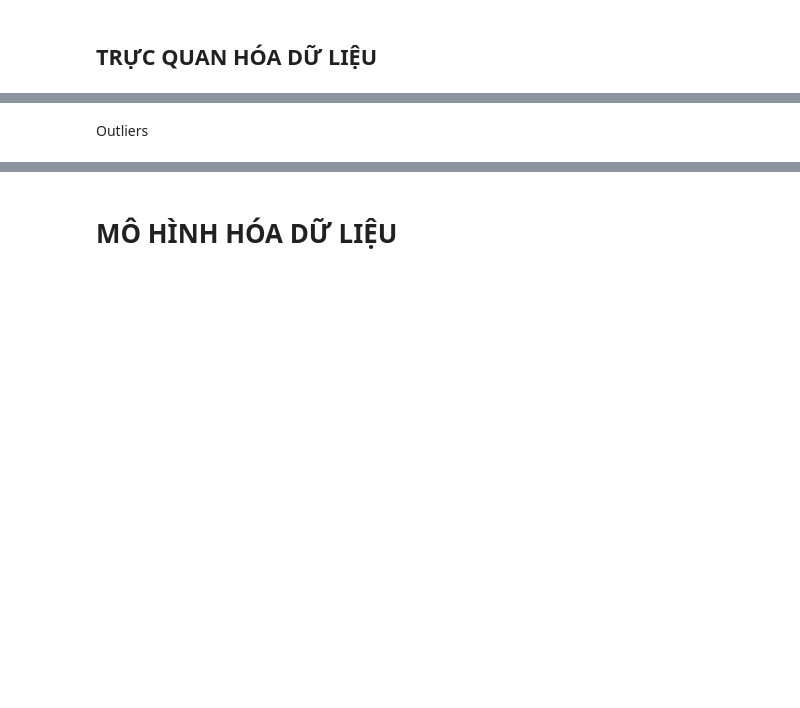
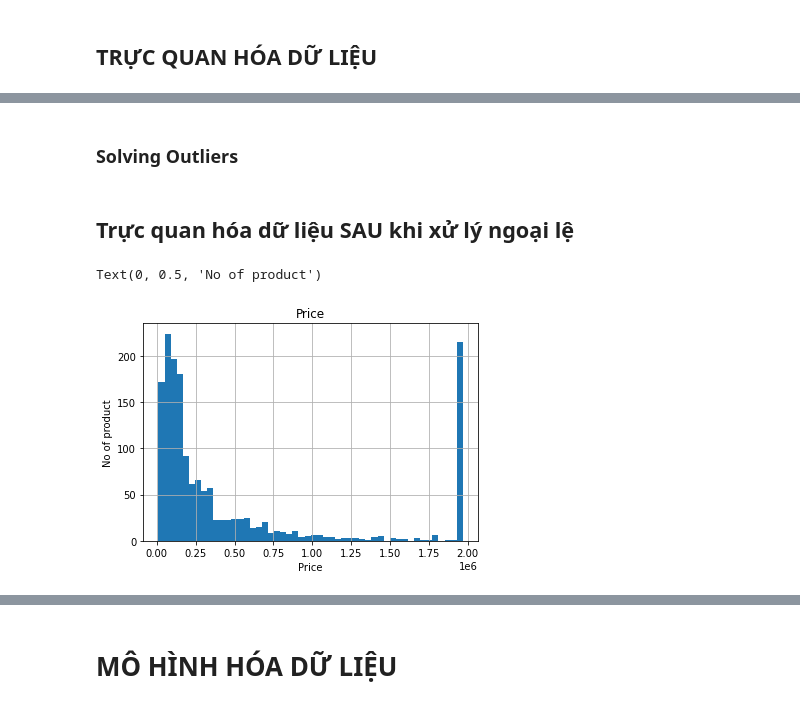
Before and after one commit to phanthetue2309/Data-Science-School-Learn, a Jupyter notebook: 25_04_2021_Final_Exam/Final_Exam.ipynb, the cells around one changed output, grey strips where cells are left out. Saved outputs shown, nothing was run; the diff lists cells and outputs as text; code cells hidden in the pictures; blank space fills up the shorter version.

```diff
--- a/25_04_2021_Final_Exam/Final_Exam.ipynb
+++ b/25_04_2021_Final_Exam/Final_Exam.ipynb
@@ -85,10 +175,32 @@ pd.set_option('display.max_rows', None) # cho phép hiển thị tất cả các
 # %% [markdown]
-Outliers
+### Solving Outliers
+# %%
+data = df.copy()
 # %%
-data.loc[data['Price'] >= 1969000,'Price'] = 1969000
-data.loc[data['Total Review'] >= 734,'Total Review']= 734
-data.loc[data['Discount Rate'] >=33,'Discount Rate']= 33
+def SolvingOutliers(data, choice = 0) :
+    '''
+    Hàm xử lý ngoại lệ
+    '''
+    if choice == 1 :
+        # Xử lý cả biên trên lẫn biên dưới
+        data.loc[data['Price'] >= 1969000,'Price'] = 1969000
+        data.loc[data['Total Review'] >= 734,'Total Review']= 734
+        data.loc[data['Discount Rate'] >=33,'Discount Rate']= 33
 
-# data.loc[data['Price'] <= 10000,'Price'] = 10000
-# data.loc[data['Total Review'] <= 20,'Total Review']= 20
-# data.loc[data['Discount Rate'] <=5,'Discount Rate']= 5
+        data.loc[data['Price'] <= 10000,'Price'] = 10000
+        data.loc[data['Total Review'] <= 10,'Total Review']= 10
+        data.loc[data['Discount Rate'] <=5,'Discount Rate']= 5
+
+    elif choice == 2 :
+        # Xử lý biên cuối
+        data.loc[data['Price'] >= 1969000,'Price'] = 1969000
+        data.loc[data['Total Review'] >= 734,'Total Review']= 734
+        data.loc[data['Discount Rate'] >=33,'Discount Rate']= 33
+    elif choice == 3 :
+        # Xử lý biên đầu
+        data.loc[data['Price'] <= 10000,'Price'] = 10000
+        data.loc[data['Total Review'] <= 10,'Total Review']= 10
+        data.loc[data['Discount Rate'] <= 5,'Discount Rate']= 5
+    else :
+        return data
+    return data
@@ -96,0 +207,12 @@ last_data = data.loc[data['Rating Average'] >= 3]
+# %%
+data = SolvingOutliers(data,1)
+# %% [markdown]
+## Trực quan hóa dữ liệu SAU khi xử lý ngoại lệ
+# %%
+figure=data['Price'].hist(bins=50)
+figure.set_title('Price')
+figure.set_xlabel('Price')
+figure.set_ylabel('No of product')
+# %% [output]
+Text(0, 0.5, 'No of product')
+[figure, added]
```
Also changed, not shown: parts of 85 cells of this notebook.
